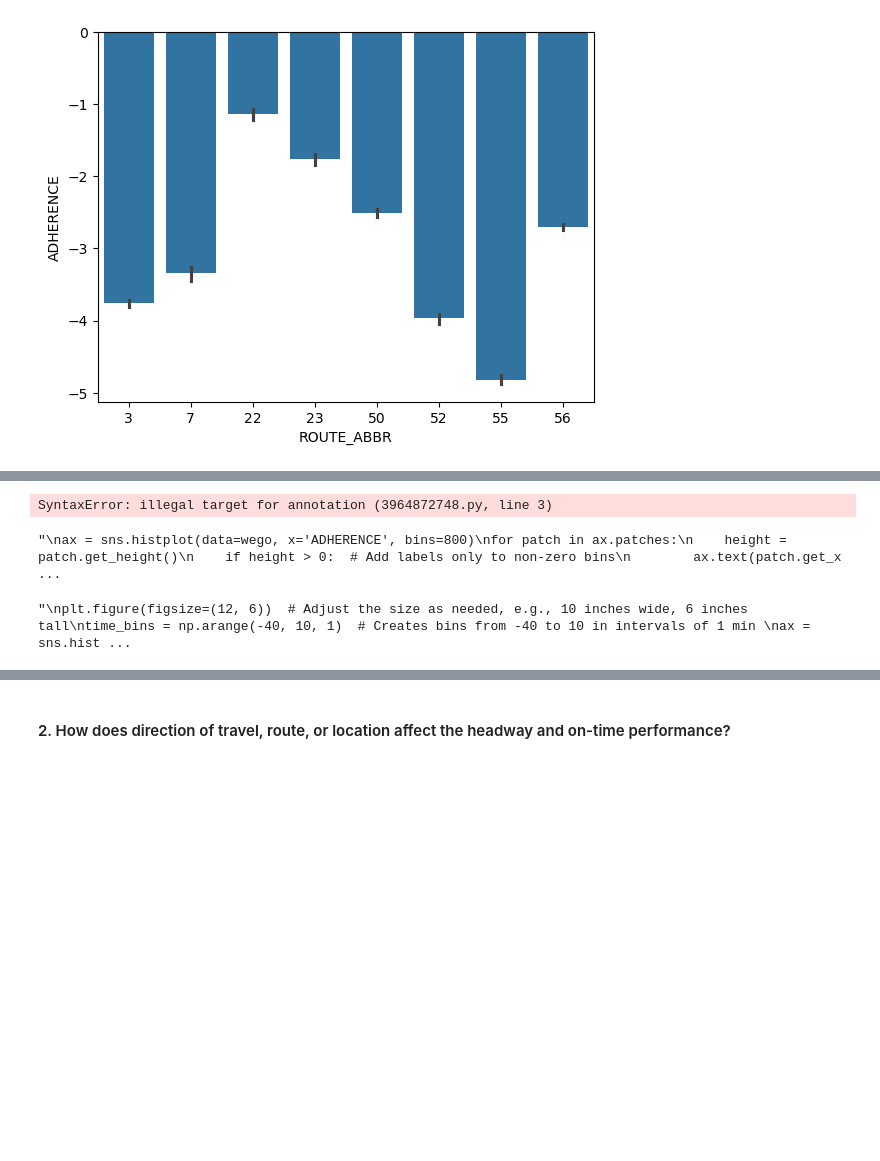
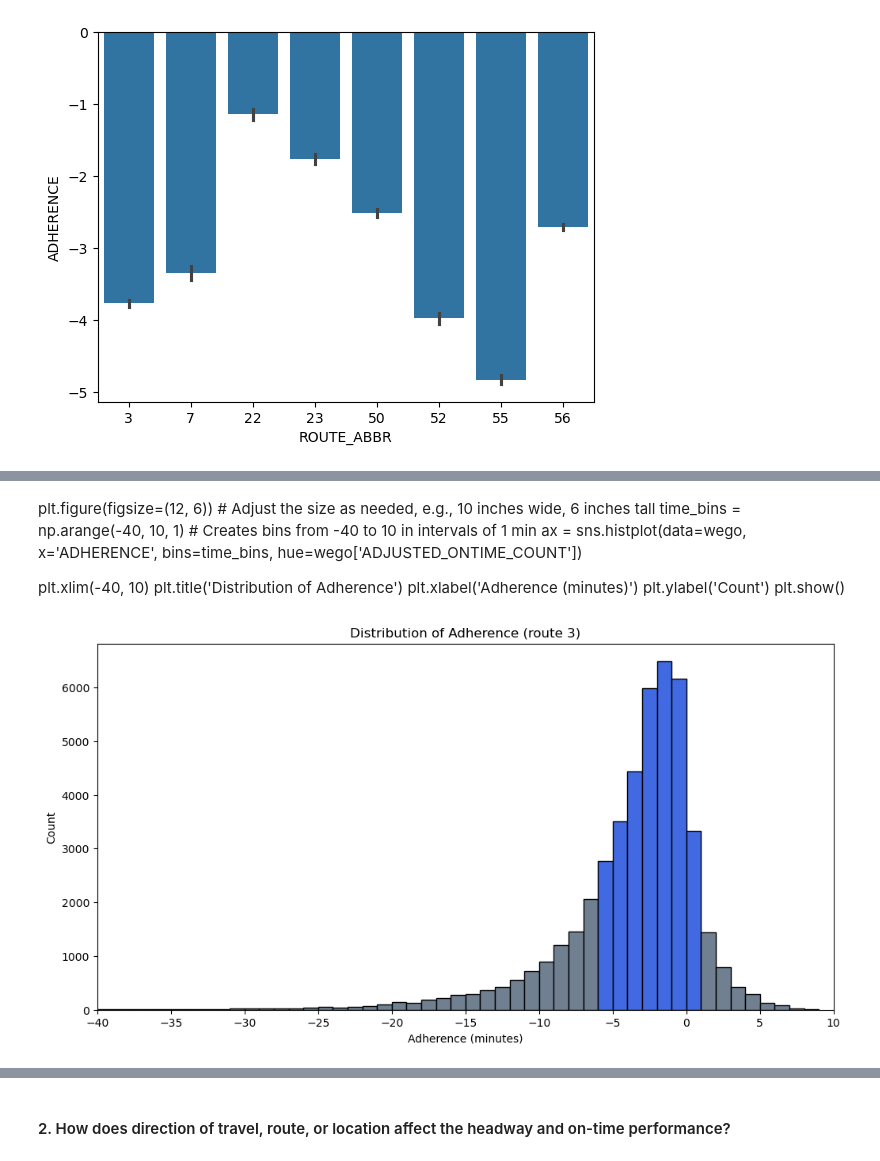
Before and after one commit to NSS-Data-Analytics-Cohort-12/wego-python-da12-javascript-express, a Jupyter notebook: notebooks/wego_ryanhartman.ipynb, the cells around one changed output, grey strips where cells are left out. Cells and saved outputs as stored; diff of their text form; code cells hidden in the pictures; blank space fills up the shorter version.

```diff
--- a/notebooks/wego_ryanhartman.ipynb
+++ b/notebooks/wego_ryanhartman.ipynb
@@ -52,57 +56,11 @@ plt.show()
-# %%
-# jon's code
-sns.barplot(x=we_go1['ROUTE_ABBR'], y=we_go1['ADHERENCE'])
-10:47
-ax = sns.scatterplot(data=we_go_scatter,
-                     x='ROUTE_ABBR',
-                     y='ADHERENCE',
-                     hue='ADJUSTED_ONTIME_COUNT',
-                     palette='husl')
-# Adding text annotations
-for i in range(we_go_scatter.shape[0]):
-    plt.text(x=we_go_scatter['ROUTE_ABBR'][i] + 1,
-             y=we_go_scatter['ADHERENCE'][i],
-             s=we_go_scatter['ADJUSTED_ONTIME_COUNT'][i],
-             fontsize=7,
-             ha='center',
-             va='bottom')
-# Setting the minimum value for the y-axis
-ax.set_ylim(bottom=we_go_scatter['ADHERENCE'].min())
-plt.legend(bbox_to_anchor=(1.01, .95), loc='upper left', borderaxespad=0.)
-plt.title('title')
-plt.xlabel('x label')
-plt.ylabel('y label')
-# plt.savefig(r'C:\Users\johnc\Desktop\DA12\Python\opioids_deaths11.png', bbox_inches='tight')
-plt.show()
-# %% [output]
-SyntaxError: illegal target for annotation (3964872748.py, line 3)
-# %%
-'''
-ax = sns.histplot(data=wego, x='ADHERENCE', bins=800)
-for patch in ax.patches:
-    height = patch.get_height()
-    if height > 0:  # Add labels only to non-zero bins
-        ax.text(patch.get_x() + patch.get_width() / 2,  # X position
-                height,  # Y position
-                int(height),  # Label text (convert count to int)
-                ha='center', va='bottom')  # Center the text
-plt.xlim(-40, 10)
-plt.show()
-'''
-# %% [output]
-"\nax = sns.histplot(data=wego, x='ADHERENCE', bins=800)\nfor patch in ax.patches:\n    height = patch.get_height()\n    if height > 0:  # Add labels only to non-zero bins\n        ax.text(patch.get_x ...
-# %%
-'''
-plt.figure(figsize=(12, 6))  # Adjust the size as needed, e.g., 10 inches wide, 6 inches tall
-time_bins = np.arange(-40, 10, 1)  # Creates bins from -40 to 10 in intervals of 1 min
-ax = sns.histplot(data=wego, x='ADHERENCE', bins=time_bins, hue=wego['ADJUSTED_ONTIME_COUNT'])
-
-plt.xlim(-40, 10)
-plt.title('Distribution of Adherence')
-plt.xlabel('Adherence (minutes)')
-plt.ylabel('Count')
-plt.show()
-'''
-# %% [output]
-"\nplt.figure(figsize=(12, 6))  # Adjust the size as needed, e.g., 10 inches wide, 6 inches tall\ntime_bins = np.arange(-40, 10, 1)  # Creates bins from -40 to 10 in intervals of 1 min \nax = sns.hist ...
+# %% [markdown]
+plt.figure(figsize=(12, 6))  # Adjust the size as needed, e.g., 10 inches wide, 6 inches tall
+time_bins = np.arange(-40, 10, 1)  # Creates bins from -40 to 10 in intervals of 1 min
+ax = sns.histplot(data=wego, x='ADHERENCE', bins=time_bins, hue=wego['ADJUSTED_ONTIME_COUNT'])
+
+plt.xlim(-40, 10)
+plt.title('Distribution of Adherence')
+plt.xlabel('Adherence (minutes)')
+plt.ylabel('Count')
+plt.show()
 # %%
@@ -130,3 +88,8 @@ def plot_distribution(data):
     tick_locations = np.arange(-40, 11, 5)  # Set tick marks every 1 unit from -40 to 10
     plt.xticks(ticks=tick_locations)
     plt.show()
+# %%
+route_3 = wego[wego['ROUTE_ABBR'] == 3]
+plot_distribution(route_3, 'route 3')
+# %% [output]
+[figure, added]
```
Also changed, not shown: parts of 33 cells of this notebook.
